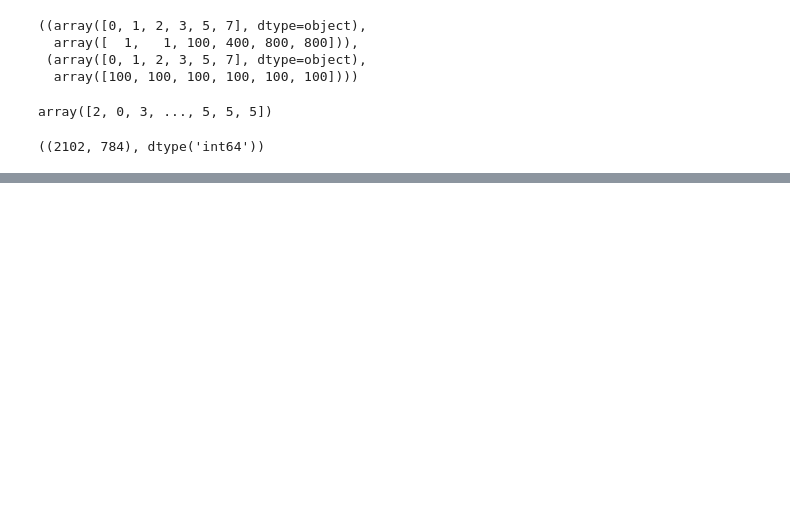
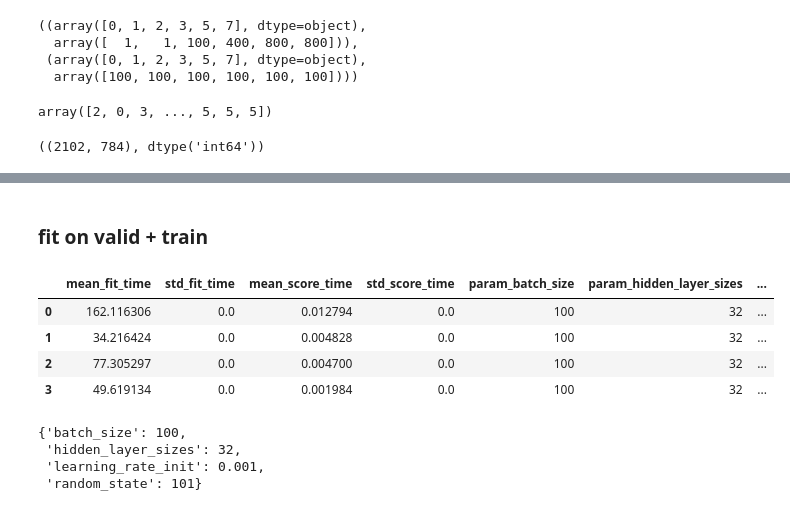
Before and after one commit to vmccab01/ProjectB_cs135, a Jupyter notebook: P1.ipynb, the cells around one changed output, grey strips where cells are left out. Saved outputs shown, nothing was run; the diff lists cells and outputs as text; code cells hidden in the pictures; blank space fills up the shorter version.

Commit message:
grid search

```diff
--- a/P1.ipynb
+++ b/P1.ipynb
@@ -123,0 +138,40 @@ finished run  1/1 after  28.6 sec | yes converged after  680 iter | tr loss  0.2
+# %% [markdown]
+### fit on valid + train
+# %%
+x_all = np.vstack([train_x, valid_x])
+y_all = np.hstack([train_y, valid_y])
+# %%
+### splitter
+valid_indicators_L = np.hstack([
+    -1 * np.ones(train_y.size), # -1 means never include this example in any test split
+    0  * np.ones(valid_y.size), #  0 means include in the first test split (we count starting at 0 in python)
+    ])
+my_splitter = sklearn.model_selection.PredefinedSplit(valid_indicators_L)
+# %%
+mlp_searcher = sklearn.model_selection.GridSearchCV(estimator = mlp,
+                                                    param_grid = mlp_hyperparameter_grid,
+                                                    scoring = 'balanced_accuracy',
+                                                    cv = my_splitter,
+                                                    return_train_score = True,
+                                                    refit=False
+                                                   )
+# %%
+start_time_sec = time.time()
+mlp_searcher.fit(x_all, y_all)
+elapsed_time_sec = time.time() - start_time_sec
+# %%
+mlp_searcher_result = pd.DataFrame(mlp_searcher.cv_results_).copy()
+mlp_searcher_result
+# %% [output]
+|  | mean_fit_time | std_fit_time | mean_score_time | std_score_time | param_batch_size | param_hidden_layer_sizes | ... |
+| 0 | 162.116306 | 0.0 | 0.012794 | 0.0 | 100 | 32 | ... |
+| 1 | 34.216424 | 0.0 | 0.004828 | 0.0 | 100 | 32 | ... |
+| 2 | 77.305297 | 0.0 | 0.004700 | 0.0 | 100 | 32 | ... |
+| 3 | 49.619134 | 0.0 | 0.001984 | 0.0 | 100 | 32 | ... |
+# %%
+mlp_searcher.best_params_
+# %% [output]
+{'batch_size': 100,
+ 'hidden_layer_sizes': 32,
+ 'learning_rate_init': 0.001,
+ 'random_state': 101}
```
Also changed, not shown: parts of 5 cells of this notebook.
